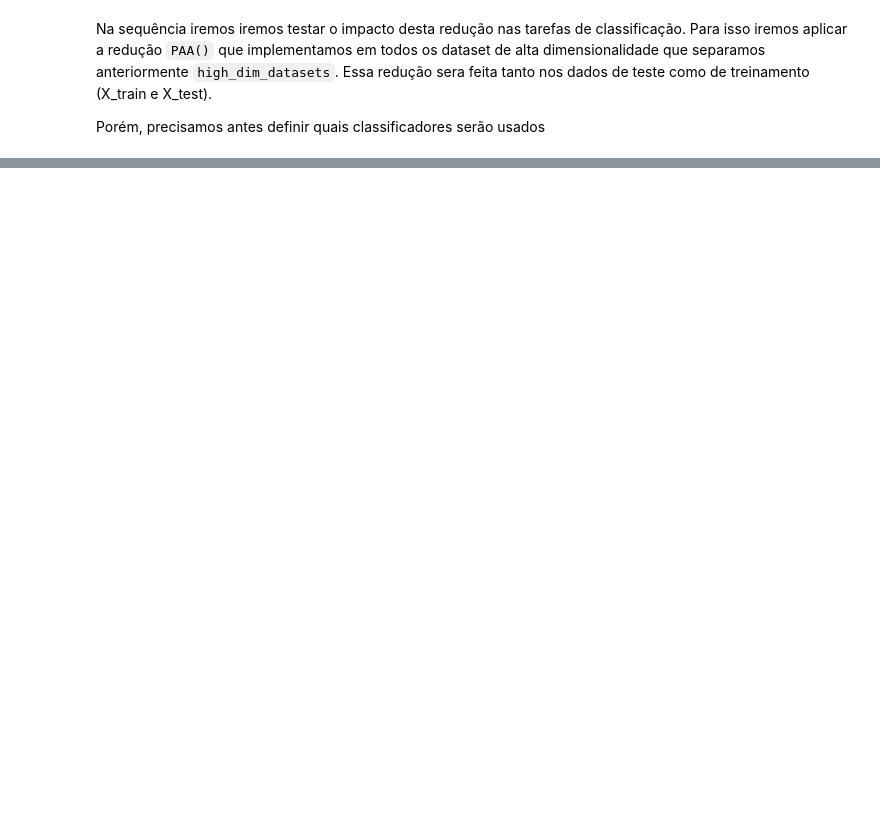
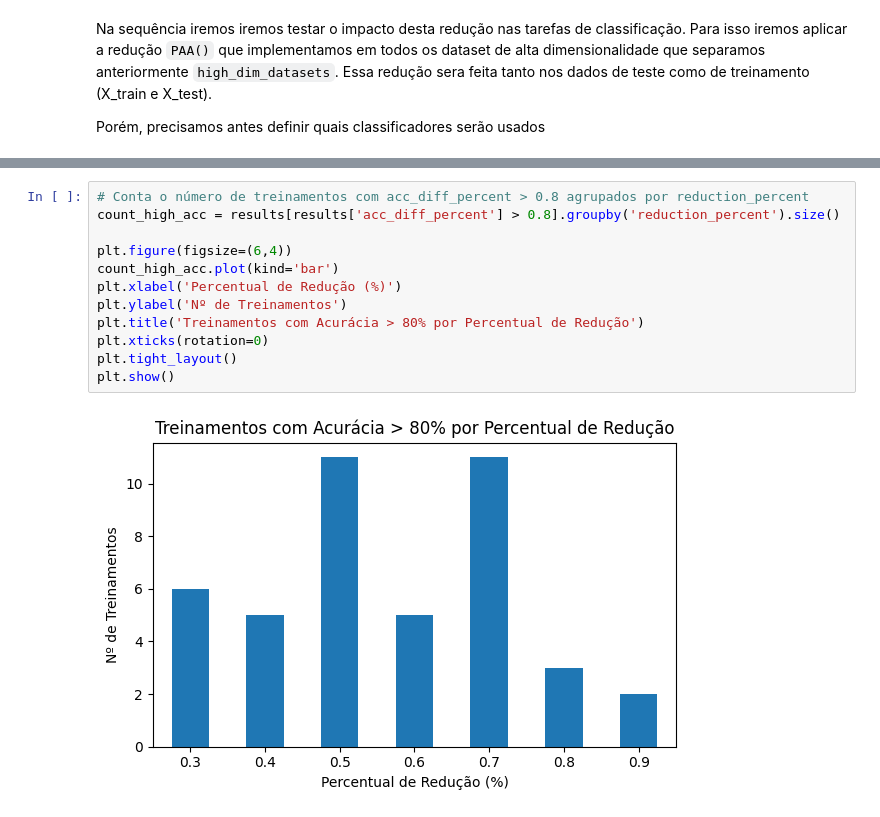
Before and after one commit to MoroFernando/time-series-dimensionality-reduction, a Jupyter notebook: main.ipynb, the cells around one changed output, grey strips where cells are left out. Drawn from its saved outputs; the diff is of its cells as text; blank space fills up the shorter version.

```diff
--- a/main.ipynb
+++ b/main.ipynb
@@ -409,0 +367,14 @@ for rate in reduction_rates:
+# %%
+# Conta o número de treinamentos com acc_diff_percent > 0.8 agrupados por reduction_percent
+count_high_acc = results[results['acc_diff_percent'] > 0.8].groupby('reduction_percent').size()
+
+plt.figure(figsize=(6,4))
+count_high_acc.plot(kind='bar')
+plt.xlabel('Percentual de Redução (%)')
+plt.ylabel('Nº de Treinamentos')
+plt.title('Treinamentos com Acurácia > 80% por Percentual de Redução')
+plt.xticks(rotation=0)
+plt.tight_layout()
+plt.show()
+# %% [output]
+[figure, added]
```
Also changed, not shown: parts of 12 cells of this notebook, 1 other file.
